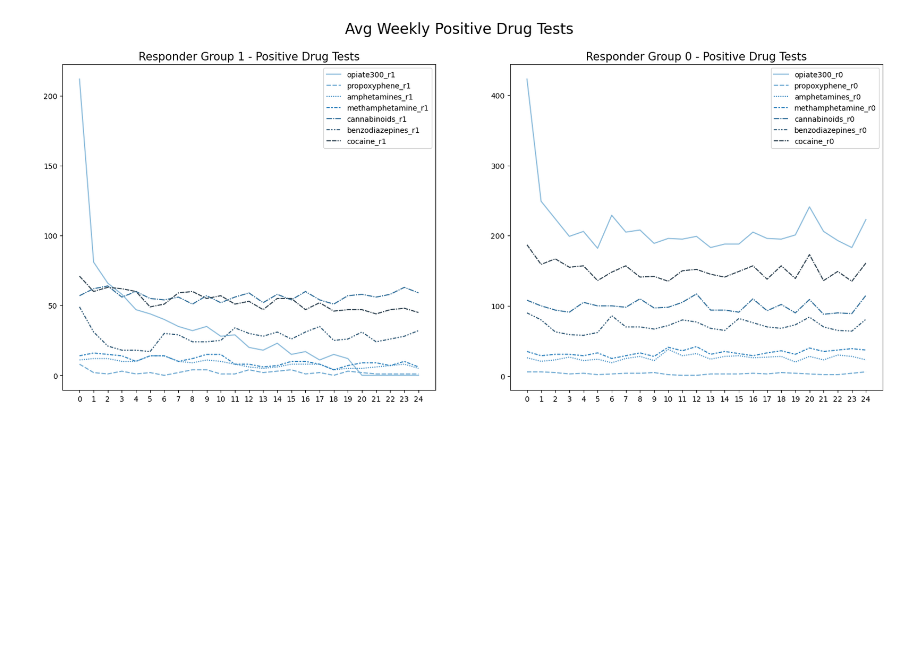
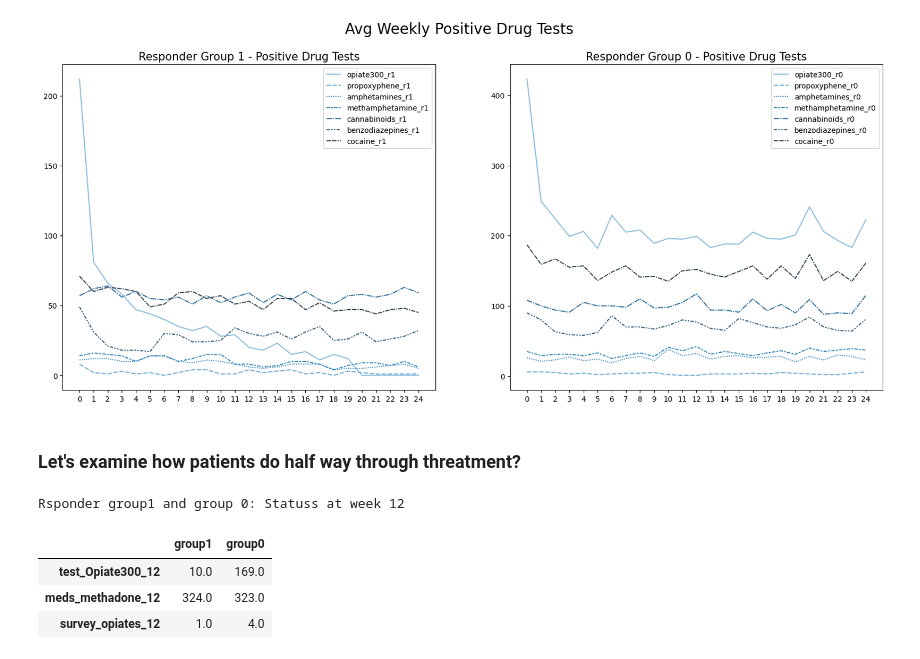
Before and after one commit to DanHerman212/oud_treatment_outcome, a Jupyter notebook: notebooks/2_exploratory_analysis.ipynb, the cells around one changed output. Cells and saved outputs as stored; diff of their text form; code cells hidden in the pictures; blank space fills up the shorter version.

```diff
--- a/notebooks/2_exploratory_analysis.ipynb
+++ b/notebooks/2_exploratory_analysis.ipynb
@@ -489,3 +507,23 @@ ax[1].set_title('Responder Group 0 - Positive Drug Tests', fontsize=15)
 plt.show()
 # %% [output]
 [figure]
+# %% [markdown]
+### Let's examine how patients do half way through threatment?
+# %%
+# look at weeks with higher than average positive tests
+# look at self reported use and medication levels too
+
+week12_g1 = group1.agg({'test_Opiate300_12':'sum','meds_methadone_12':np.mean,'survey_opiates_12':np.mean}).to_frame().rename(columns={0:'group1'}).round()
+
+week12_g0 = group0.agg({'test_Opiate300_12':'sum','meds_methadone_12':np.mean,'survey_opiates_12':np.mean}).to_frame().rename(columns={0:'group0'}).round()
+
+week12 = pd.concat([week12_g1, week12_g0], axis=1)
+
+print(f'Rsponder group1 and group 0: Statuss at week 12')
+week12
+# %% [output]
+Rsponder group1 and group 0: Statuss at week 12
+|  | group1 | group0 |
+| test_Opiate300_12 | 10.0 | 169.0 |
+| meds_methadone_12 | 324.0 | 323.0 |
+| survey_opiates_12 | 1.0 | 4.0 |
```
Also changed, not shown: parts of 5 cells of this notebook.
